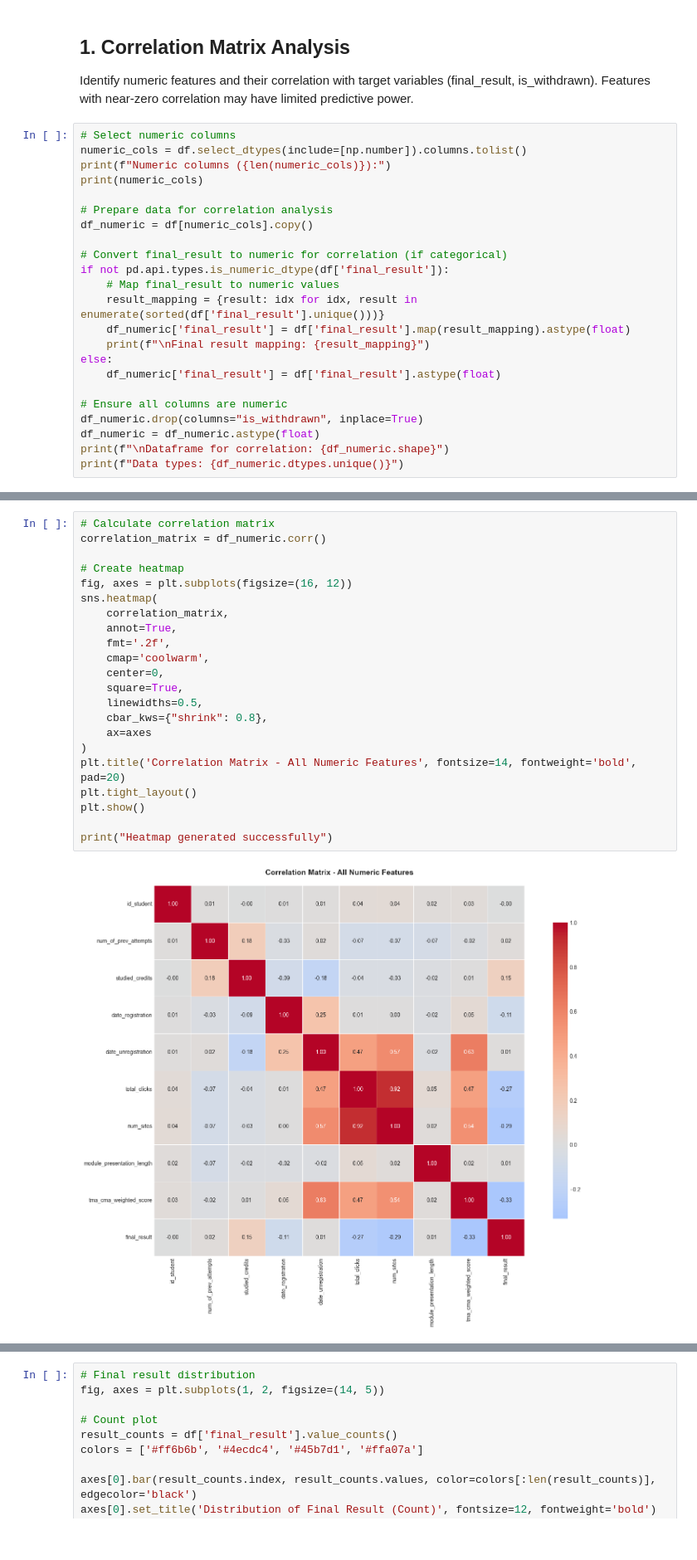
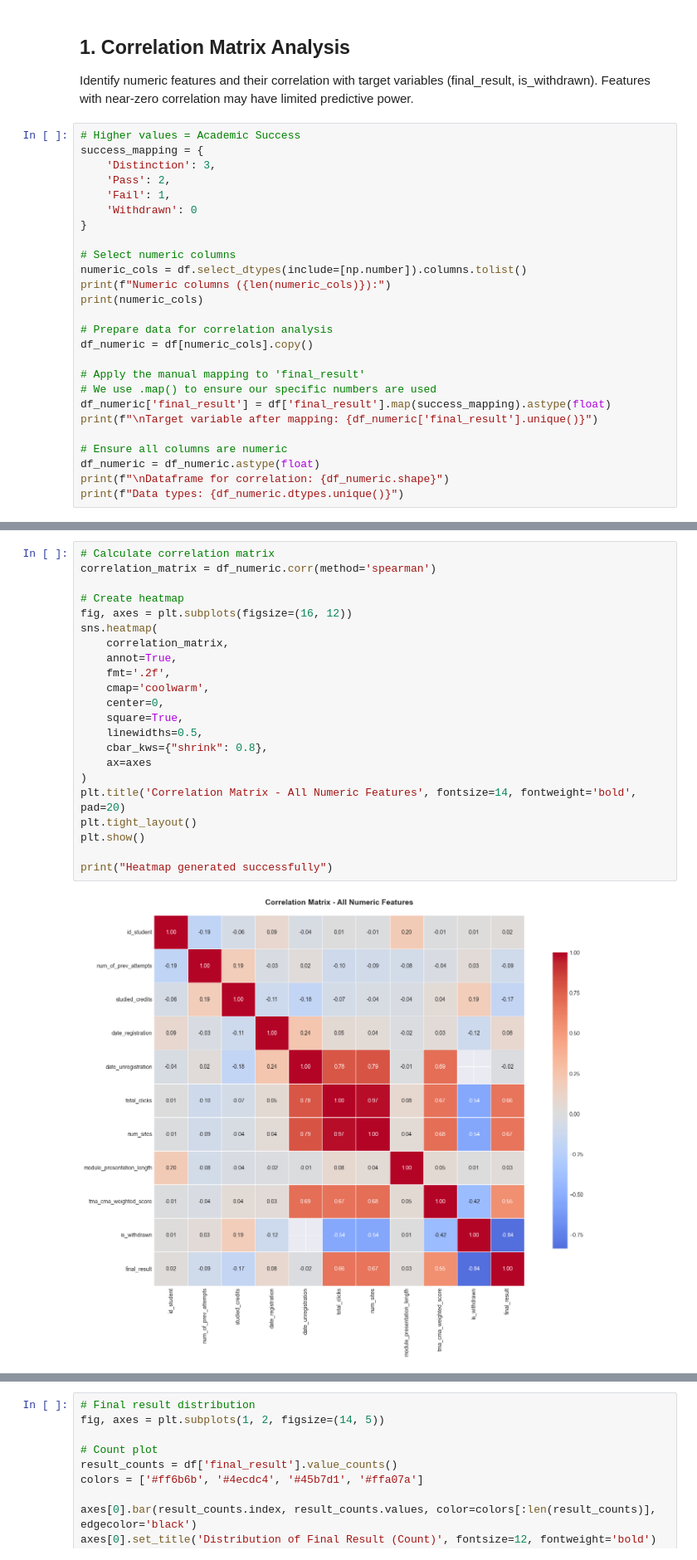
Before and after one commit to Lithika-Ramesh/data-mining, a Jupyter notebook: analysis/eda_visualizations.ipynb, the cells around one changed output, grey strips where cells are left out. Shown at 83% size. Drawn from its saved outputs; the diff is of its cells as text.

```diff
--- a/analysis/eda_visualizations.ipynb
+++ b/analysis/eda_visualizations.ipynb
@@ -80,6 +80,14 @@ Name: count, dtype: int64
 
 Identify numeric features and their correlation with target variables (final_result, is_withdrawn). Features with near-zero correlation may have limited predictive power.
 # %%
+# Higher values = Academic Success
+success_mapping = {
+    'Distinction': 3,
+    'Pass': 2,
+    'Fail': 1,
+    'Withdrawn': 0
+}
+
 # Select numeric columns
 numeric_cols = df.select_dtypes(include=[np.number]).columns.tolist()
 print(f"Numeric columns ({len(numeric_cols)}):")
@@ -88,17 +96,12 @@ print(numeric_cols)
 # Prepare data for correlation analysis
 df_numeric = df[numeric_cols].copy()
 
-# Convert final_result to numeric for correlation (if categorical)
-if not pd.api.types.is_numeric_dtype(df['final_result']):
-    # Map final_result to numeric values
-    result_mapping = {result: idx for idx, result in enumerate(sorted(df['final_result'].unique()))}
-    df_numeric['final_result'] = df['final_result'].map(result_mapping).astype(float)
-    print(f"\nFinal result mapping: {result_mapping}")
-else:
-    df_numeric['final_result'] = df['final_result'].astype(float)
+# Apply the manual mapping to 'final_result'
+# We use .map() to ensure our specific numbers are used
+df_numeric['final_result'] = df['final_result'].map(success_mapping).astype(float)
+print(f"\nTarget variable after mapping: {df_numeric['final_result'].unique()}")
 
 # Ensure all columns are numeric
-df_numeric.drop(columns="is_withdrawn", inplace=True)
 df_numeric = df_numeric.astype(float)
 print(f"\nDataframe for correlation: {df_numeric.shape}")
 print(f"Data types: {df_numeric.dtypes.unique()}")
@@ -112,26 +115,26 @@ Dataframe for correlation: (32548, 10)
 Data types: [dtype('float64')]
 # %%
 # Calculate correlation matrix
-correlation_matrix = df_numeric.corr()
+correlation_matrix = df_numeric.corr(method='spearman')
 
 # Create heatmap
 fig, axes = plt.subplots(figsize=(16, 12))
 sns.heatmap(
     correlation_matrix,
     annot=True,
     fmt='.2f',
     cmap='coolwarm',
     center=0,
     square=True,
     linewidths=0.5,
     cbar_kws={"shrink": 0.8},
     ax=axes
 )
 plt.title('Correlation Matrix - All Numeric Features', fontsize=14, fontweight='bold', pad=20)
 plt.tight_layout()
 plt.show()
 
 print("Heatmap generated successfully")
 # %% [output]
-[figure, old version]
+[figure, new version]
 Heatmap generated successfully
```
Also changed, not shown: parts of 23 cells of this notebook.
